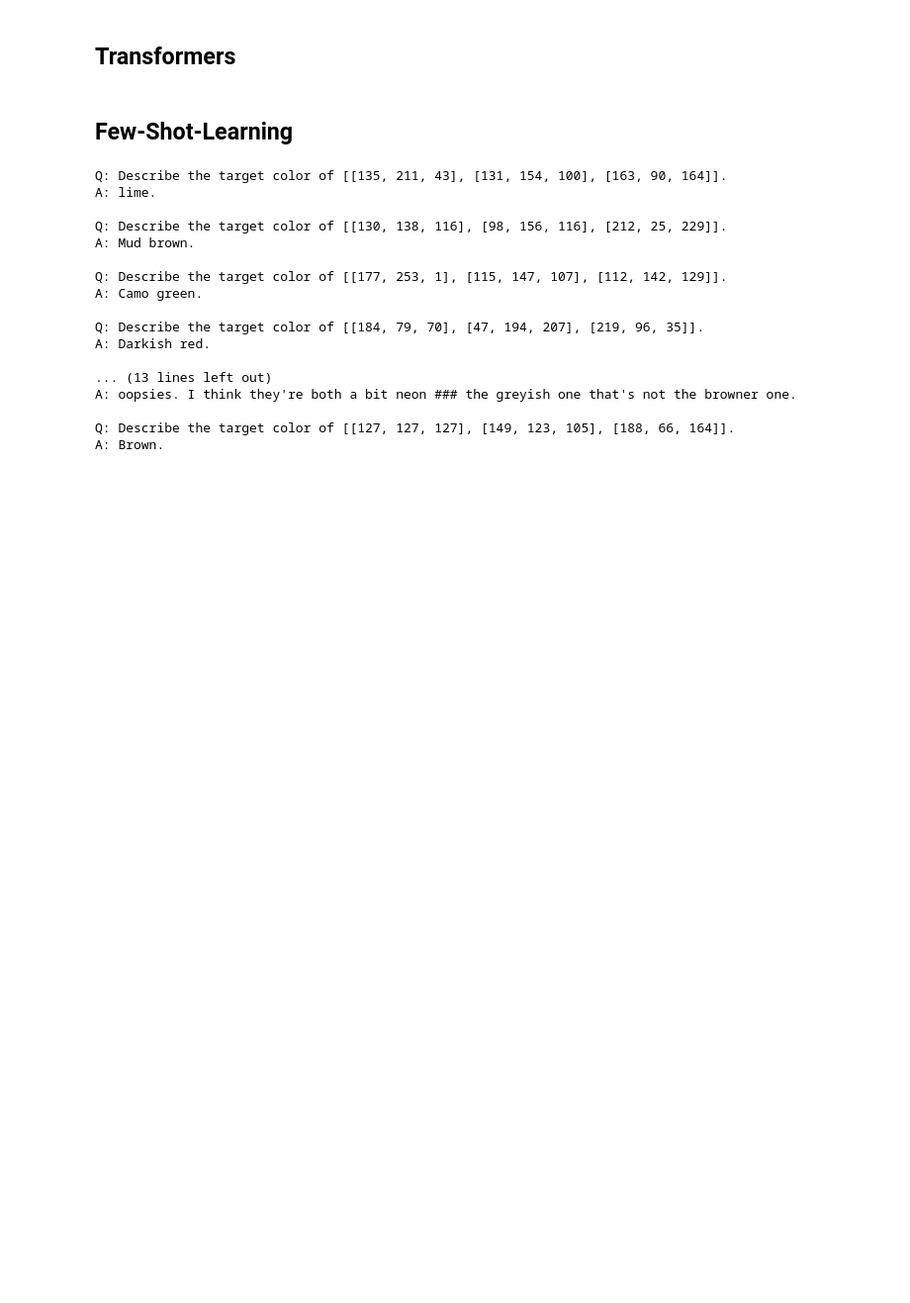
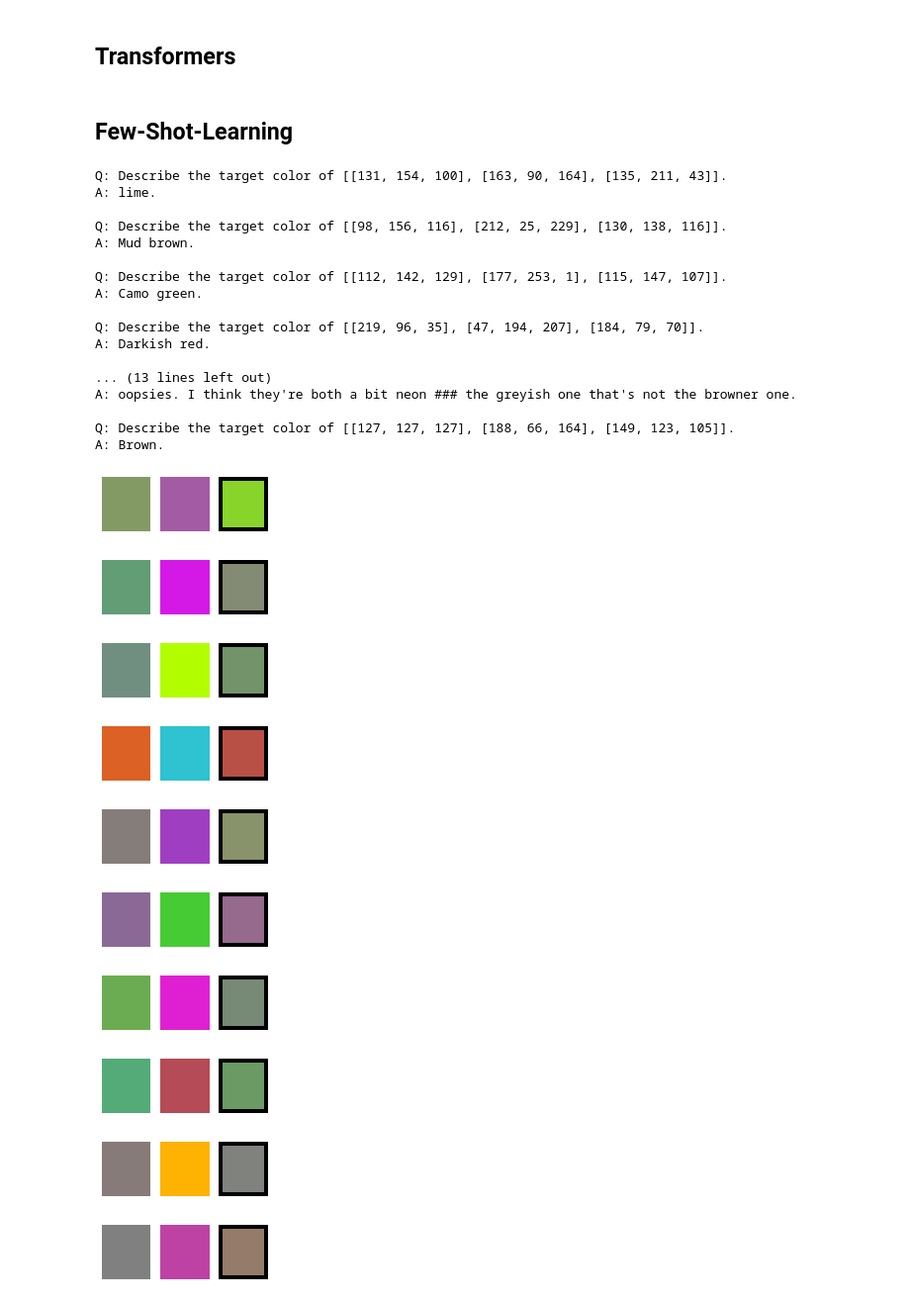
Before and after one commit to jhabr/xcs224u_final_paper, a Jupyter notebook: code/colors_in_context.ipynb, the cells around one changed output. Shown at 99% size. Drawn from its saved outputs; the diff is of its cells as text; code cells hidden in the pictures; blank space fills up the shorter version.

Commit message:
Add some conditioning examples

```diff
--- a/code/colors_in_context.ipynb
+++ b/code/colors_in_context.ipynb
@@ -145,40 +141,38 @@ plt.show()
 # %%
 # some more experiment with GPT-3 maybe to compare with few-shot-learning
 
 # conditioning sequence:
 #I am a highly intelligent question answering bot that can describe colors with human readable text as precisely as possible. Given an array of three context colors with their RGB (red, green, blue) values, describe the target color in such a way that a human could recognize the target color even if the colors were reordered. The target color is the last color in the array.
 
-conditioning_examples = []
-
-for example in (split_examles + close_examles)[:10]:
-    rgb_colors = []
-
-    for color in example.speaker_context:
-        rgb_color = list(example._convert_hls_to_rgb(*color) * np.array([255., 255., 255.]))
-        rgb_color = [int(value) for value in rgb_color]
-        rgb_colors.append(rgb_color)
-
-    conditioning_examples.append((rgb_colors, example.contents))
+for example in (split_examples + close_examples)[:10]:
+    print(f"\nQ: Describe the target color of {example.rgb_colors()}.")
+    print(f"A: {example.contents}.")
+    example.display(print_contents=False)
+# %% [output]
+Q: Describe the target color of [[131, 154, 100], [163, 90, 164], [135, 211, 43]].
+A: lime.
+
+Q: Describe the target color of [[98, 156, 116], [212, 25, 229], [130, 138, 116]].
+A: Mud brown.
+
+Q: Describe the target color of [[112, 142, 129], [177, 253, 1], [115, 147, 107]].
+A: Camo green.
+
+Q: Describe the target color of [[219, 96, 35], [47, 194, 207], [184, 79, 70]].
+A: Darkish red.
+
+... (13 lines left out)
+A: oopsies. I think they're both a bit neon ### the greyish one that's not the browner one.
+
+Q: Describe the target color of [[127, 127, 127], [188, 66, 164], [149, 123, 105]].
+A: Brown.
+[figure, added]
+[figure, added]
+[figure, added]
+[figure, added]
+[figure, added]
+[figure, added]
+[figure, added]
+[figure, added]
+[figure, added]
+[figure, added]
-# %%
-for example in conditioning_examples:
-    rgb_colors, speaker_context = example
-    print(f"\nQ: Describe the target color of {rgb_colors}.")
-    print(f"A: {speaker_context}.")
-# %% [output]
-Q: Describe the target color of [[135, 211, 43], [131, 154, 100], [163, 90, 164]].
-A: lime.
-
-Q: Describe the target color of [[130, 138, 116], [98, 156, 116], [212, 25, 229]].
-A: Mud brown.
-
-Q: Describe the target color of [[177, 253, 1], [115, 147, 107], [112, 142, 129]].
-A: Camo green.
-
-Q: Describe the target color of [[184, 79, 70], [47, 194, 207], [219, 96, 35]].
-A: Darkish red.
-
-... (13 lines left out)
-A: oopsies. I think they're both a bit neon ### the greyish one that's not the browner one.
-
-Q: Describe the target color of [[127, 127, 127], [149, 123, 105], [188, 66, 164]].
-A: Brown.
```
Also changed, not shown: parts of 2 cells of this notebook.
